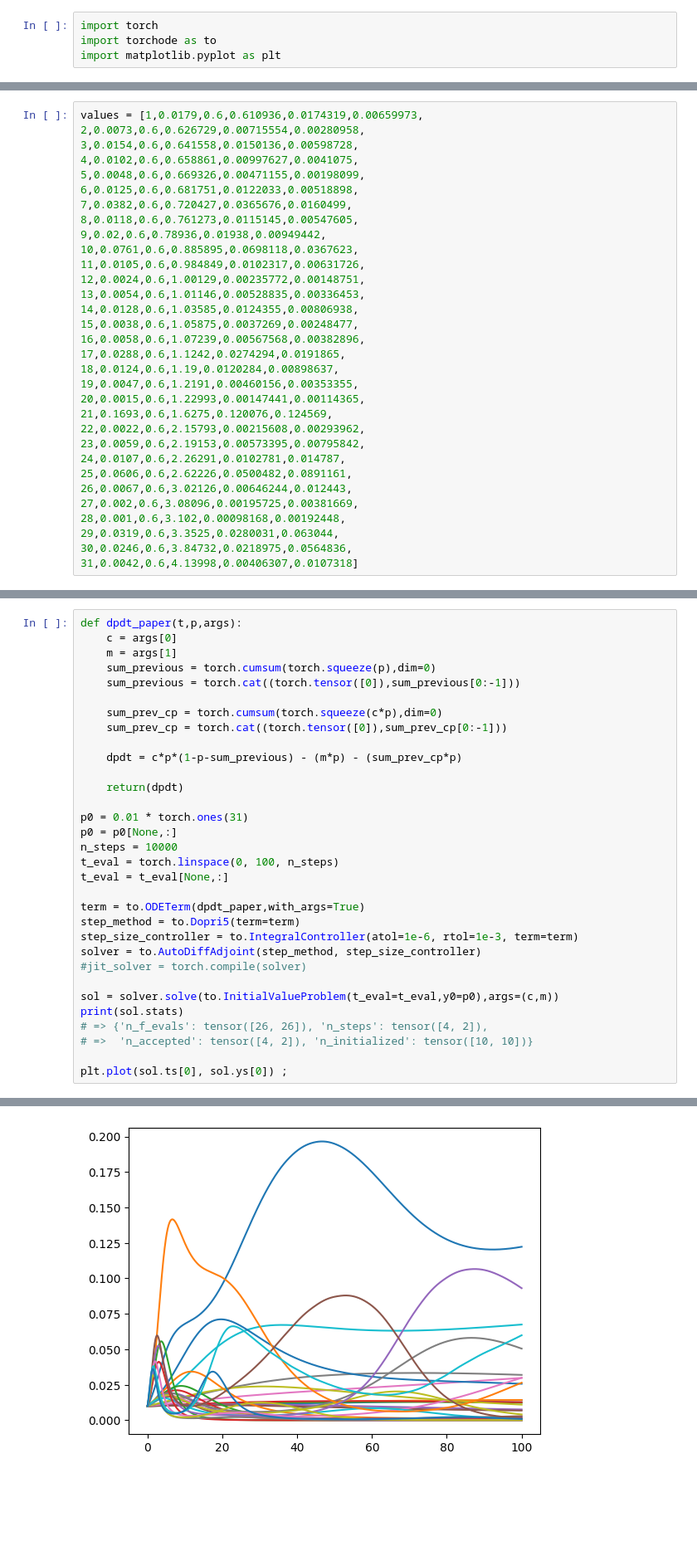
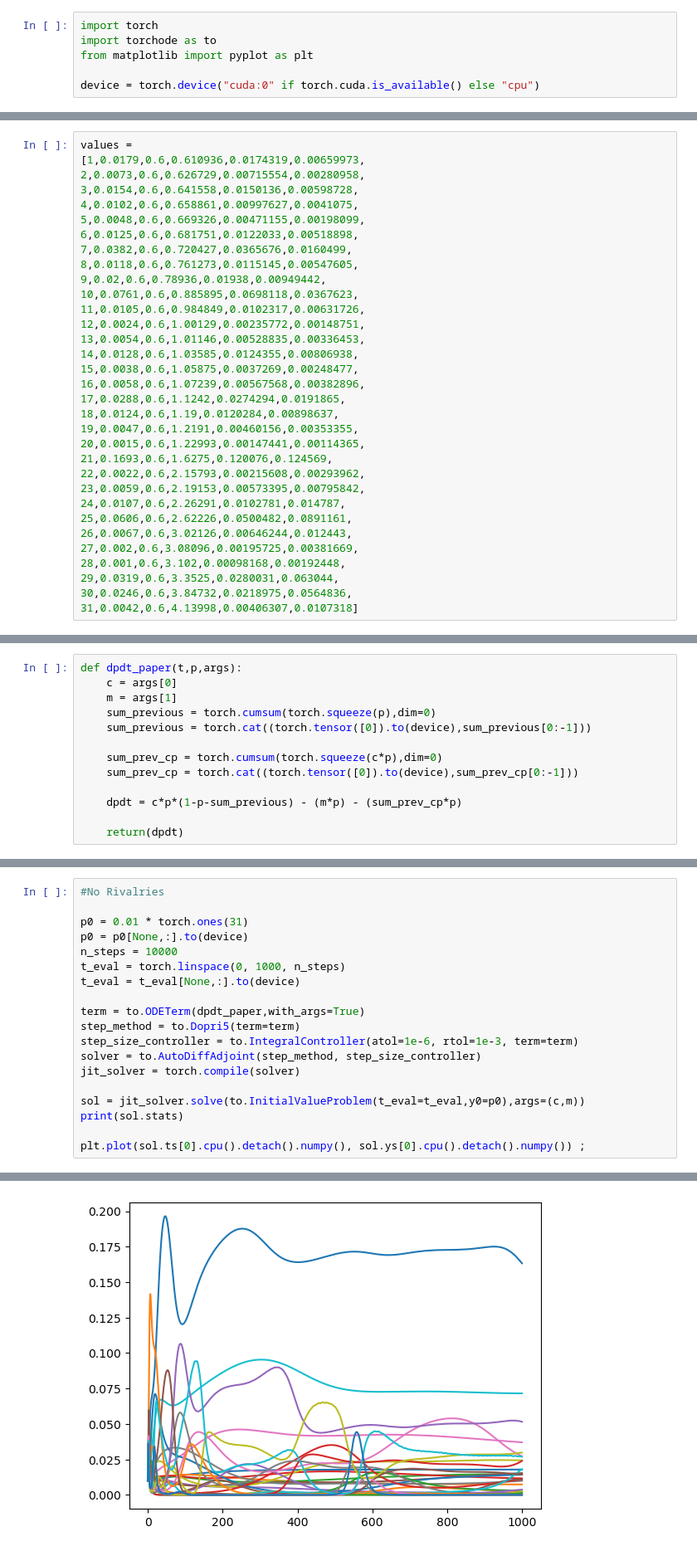
Before and after one commit to jackroedel/GANG-GANG, a Jupyter notebook: GangODE.ipynb, the cells around one changed output, grey strips where cells are left out. Shown at 83% size. Saved outputs shown, nothing was run; the diff lists cells and outputs as text; blank space fills up the shorter version.

```diff
--- a/GangODE.ipynb
+++ b/GangODE.ipynb
@@ -1,4 +1,6 @@
 # %%
 import torch
 import torchode as to
-import matplotlib.pyplot as plt
+from matplotlib import pyplot as plt
+
+device = torch.device("cuda:0" if torch.cuda.is_available() else "cpu")
@@ -5,5 +11,6 @@ import matplotlib.pyplot as plt
 # %%
-values = [1,0.0179,0.6,0.610936,0.0174319,0.00659973,
+values =
+[1,0.0179,0.6,0.610936,0.0174319,0.00659973,
 2,0.0073,0.6,0.626729,0.00715554,0.00280958,
 3,0.0154,0.6,0.641558,0.0150136,0.00598728,
 4,0.0102,0.6,0.658861,0.00997627,0.0041075,
@@ -45,0 +93,13 @@ r = (r_upper + r_upper.T).type(torch.FloatTensor)
+# %%
+def dpdt_paper(t,p,args):
+    c = args[0]
+    m = args[1]
+    sum_previous = torch.cumsum(torch.squeeze(p),dim=0)
+    sum_previous = torch.cat((torch.tensor([0]).to(device),sum_previous[0:-1]))
+
+    sum_prev_cp = torch.cumsum(torch.squeeze(c*p),dim=0)
+    sum_prev_cp = torch.cat((torch.tensor([0]).to(device),sum_prev_cp[0:-1]))
+
+    dpdt = c*p*(1-p-sum_previous) - (m*p) - (sum_prev_cp*p)
+
+    return(dpdt)
@@ -46,33 +124,20 @@ r = (r_upper + r_upper.T).type(torch.FloatTensor)
 # %%
-def dpdt_paper(t,p,args):
-    c = args[0]
-    m = args[1]
-    sum_previous = torch.cumsum(torch.squeeze(p),dim=0)
-    sum_previous = torch.cat((torch.tensor([0]),sum_previous[0:-1]))
-
-    sum_prev_cp = torch.cumsum(torch.squeeze(c*p),dim=0)
-    sum_prev_cp = torch.cat((torch.tensor([0]),sum_prev_cp[0:-1]))
-
-    dpdt = c*p*(1-p-sum_previous) - (m*p) - (sum_prev_cp*p)
-
-    return(dpdt)
+#No Rivalries
 
 p0 = 0.01 * torch.ones(31)
-p0 = p0[None,:]
+p0 = p0[None,:].to(device)
 n_steps = 10000
-t_eval = torch.linspace(0, 100, n_steps)
-t_eval = t_eval[None,:]
+t_eval = torch.linspace(0, 1000, n_steps)
+t_eval = t_eval[None,:].to(device)
 
 term = to.ODETerm(dpdt_paper,with_args=True)
 step_method = to.Dopri5(term=term)
 step_size_controller = to.IntegralController(atol=1e-6, rtol=1e-3, term=term)
 solver = to.AutoDiffAdjoint(step_method, step_size_controller)
-#jit_solver = torch.compile(solver)
+jit_solver = torch.compile(solver)
 
-sol = solver.solve(to.InitialValueProblem(t_eval=t_eval,y0=p0),args=(c,m))
+sol = jit_solver.solve(to.InitialValueProblem(t_eval=t_eval,y0=p0),args=(c,m))
 print(sol.stats)
-# => {'n_f_evals': tensor([26, 26]), 'n_steps': tensor([4, 2]),
-# =>  'n_accepted': tensor([4, 2]), 'n_initialized': tensor([10, 10])}
 
-plt.plot(sol.ts[0], sol.ys[0]) ;
+plt.plot(sol.ts[0].cpu().detach().numpy(), sol.ys[0].cpu().detach().numpy()) ;
 # %% [output]
@@ -80 +145 @@ plt.plot(sol.ts[0], sol.ys[0]) ;
-[figure, old version]
+[figure, new version]
```
Also changed, not shown: parts of 17 cells of this notebook.
